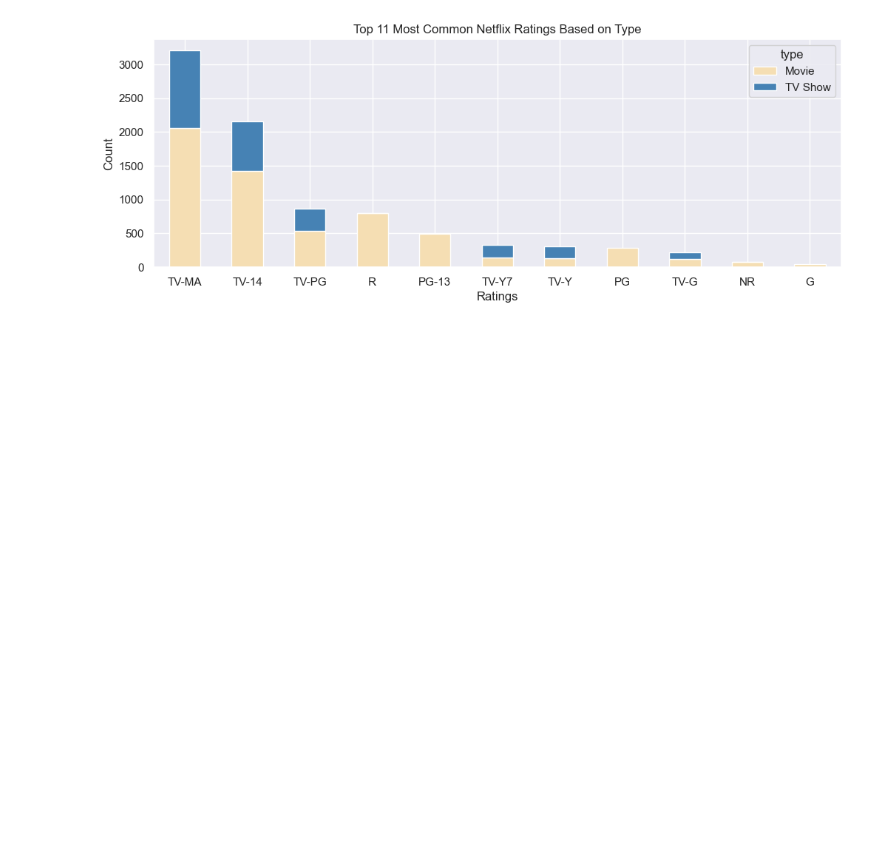
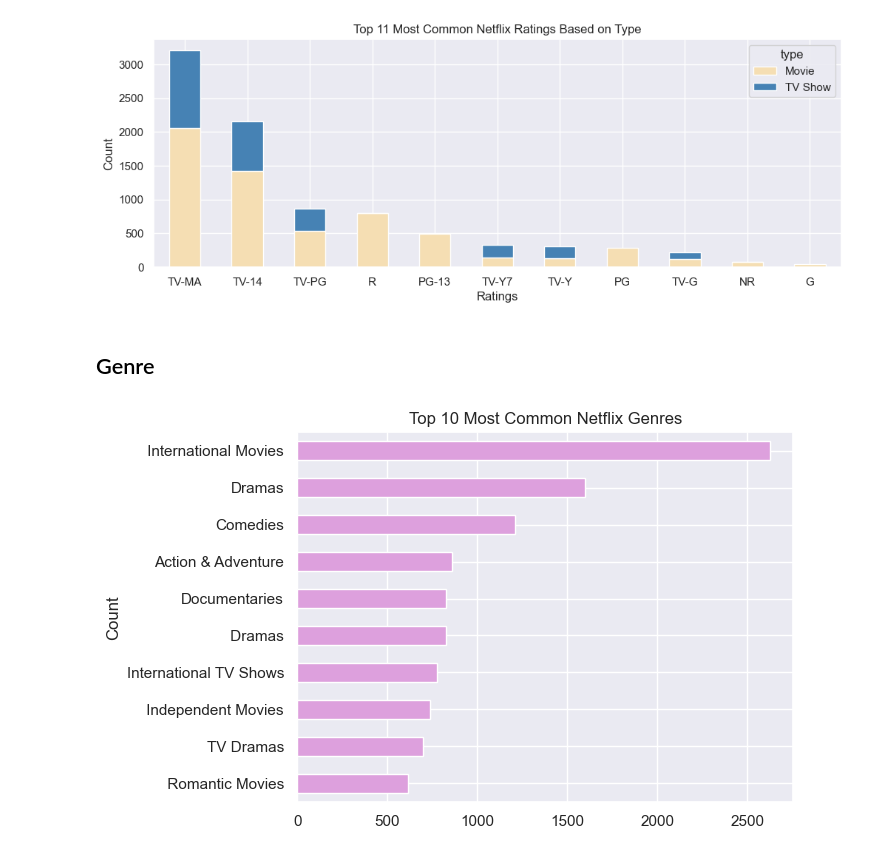
Before and after one commit to DaniloGrujic/netflix-data, a Jupyter notebook: EDA_netflix.ipynb, the cells around one changed output. Drawn from its saved outputs; the diff is of its cells as text; code cells hidden in the pictures; blank space fills up the shorter version.

```diff
--- a/EDA_netflix.ipynb
+++ b/EDA_netflix.ipynb
@@ -271,3 +272,18 @@ rating_counts_by_type.sort_values(by='sum', ascending=False).head(11).drop(colum
 plt.show()
 # %% [output]
 [figure]
+# %% [markdown]
+## Genre
+# %%
+genre_count = df.copy()
+genre_count = pd.concat([genre_count, df['listed_in'].str.split(",", expand=True)], axis=1)
+genre_count = genre_count.melt(id_vars=['type', 'title'], value_vars=range(3), value_name='Genre')
+genre_count = genre_count.drop(columns=['variable'])
+genre_count = genre_count[genre_count['Genre'].notna()]
+# %%
+genre_count['Genre'].value_counts().head(10).sort_values(ascending=True).plot(kind='barh', color='plum')
+plt.title('Top 10 Most Common Netflix Genres')
+plt.ylabel('Count')
+plt.show()
+# %% [output]
+[figure, added]
```
Also changed, not shown: parts of 4 cells of this notebook.
